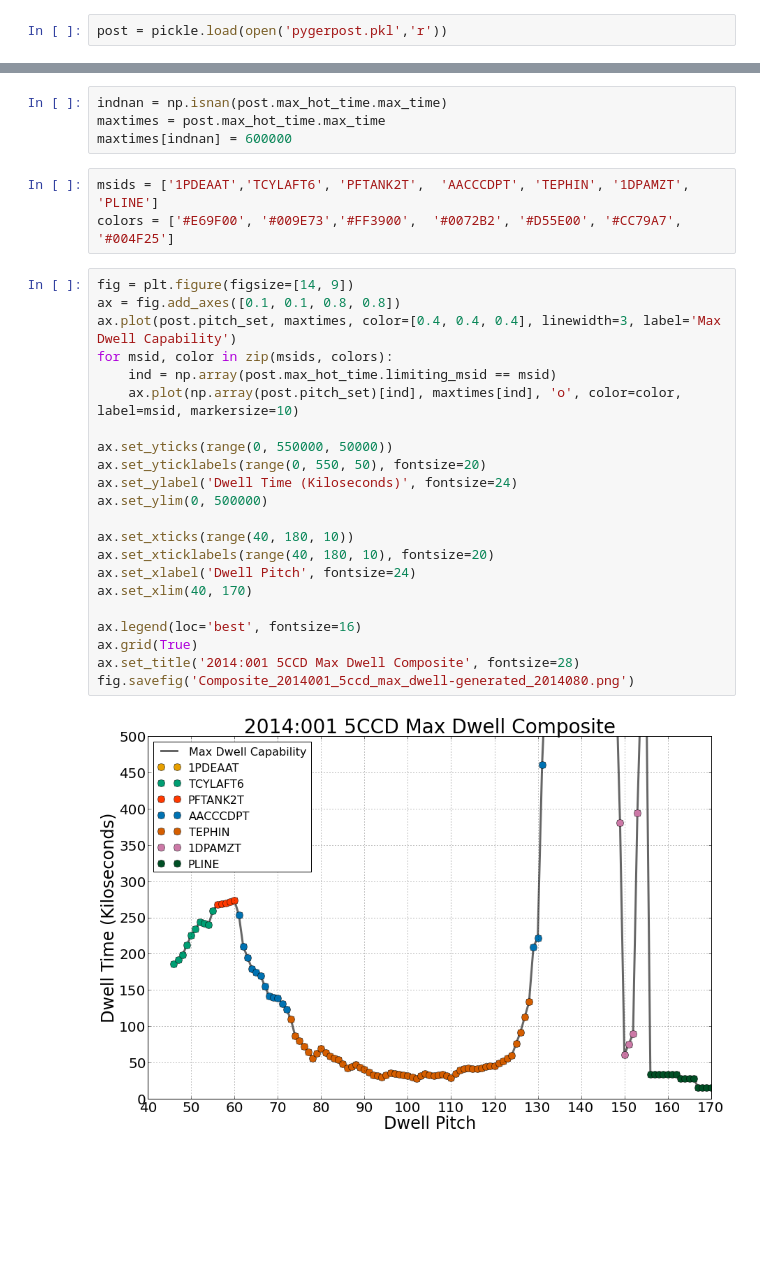
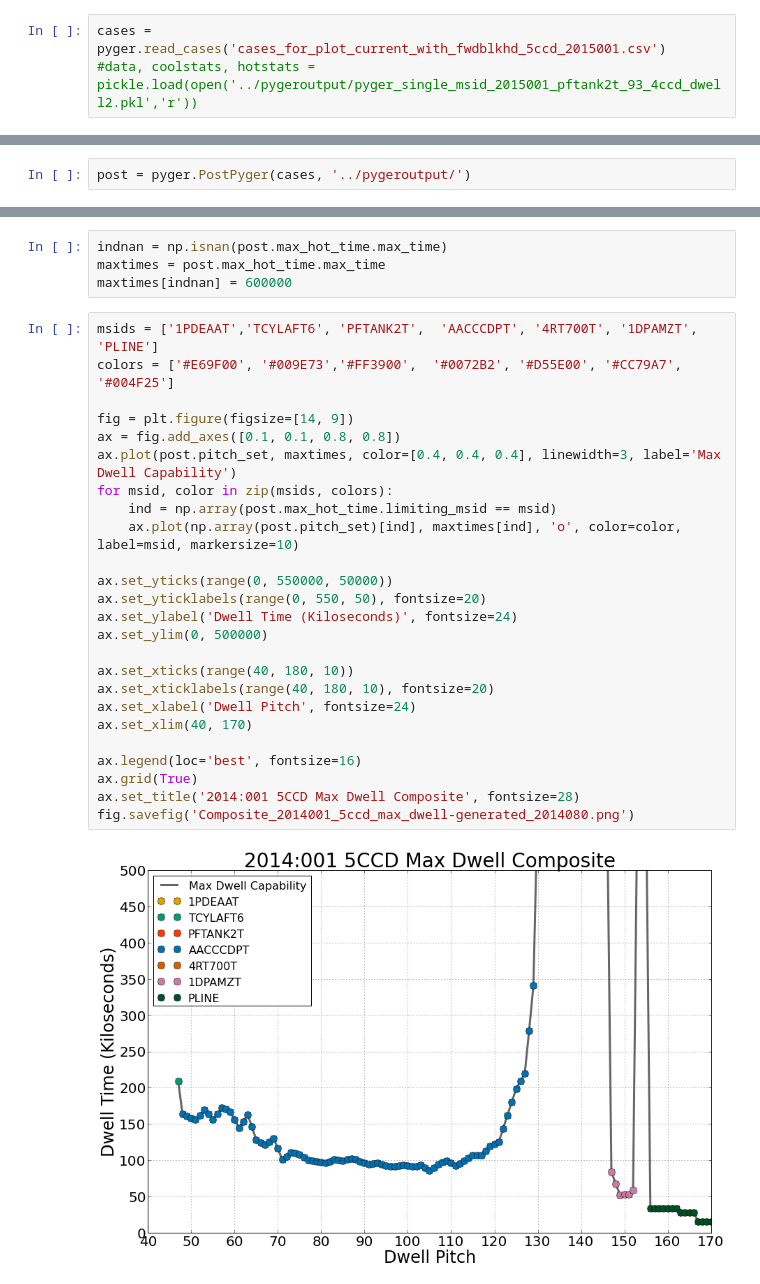
Before and after one commit to sot/pyger, a Jupyter notebook: examples/Pyger_Composite_Plot.ipynb, the cells around one changed output, grey strips where cells are left out. Drawn from its saved outputs; the diff is of its cells as text; blank space fills up the shorter version.

```diff
--- a/examples/Pyger_Composite_Plot.ipynb
+++ b/examples/Pyger_Composite_Plot.ipynb
@@ -9,2 +9,3 @@ This plot uses data that was generated by `pyger.PostPyger` and saved to `pygerp
 # %%
-post = pickle.load(open('pygerpost.pkl','r'))
+cases = pyger.read_cases('cases_for_plot_current_with_fwdblkhd_5ccd_2015001.csv')
+#data, coolstats, hotstats = pickle.load(open('../pygeroutput/pyger_single_msid_2015001_pftank2t_93_4ccd_dwell2.pkl','r'))
@@ -23,0 +14,2 @@ post.__dict__.keys()
+# %%
+post = pyger.PostPyger(cases, '../pygeroutput/')
@@ -70,30 +63,30 @@ for n in range(156, 171, 1):
 indnan = np.isnan(post.max_hot_time.max_time)
 maxtimes = post.max_hot_time.max_time
 maxtimes[indnan] = 600000
-# %%
-msids = ['1PDEAAT','TCYLAFT6', 'PFTANK2T',  'AACCCDPT', 'TEPHIN', '1DPAMZT', 'PLINE']
-colors = ['#E69F00', '#009E73','#FF3900',  '#0072B2', '#D55E00', '#CC79A7', '#004F25']
 # %%
+msids = ['1PDEAAT','TCYLAFT6', 'PFTANK2T',  'AACCCDPT', '4RT700T', '1DPAMZT', 'PLINE']
+colors = ['#E69F00', '#009E73','#FF3900',  '#0072B2', '#D55E00', '#CC79A7', '#004F25']
+
 fig = plt.figure(figsize=[14, 9])
 ax = fig.add_axes([0.1, 0.1, 0.8, 0.8])
 ax.plot(post.pitch_set, maxtimes, color=[0.4, 0.4, 0.4], linewidth=3, label='Max Dwell Capability')
 for msid, color in zip(msids, colors):
     ind = np.array(post.max_hot_time.limiting_msid == msid)
     ax.plot(np.array(post.pitch_set)[ind], maxtimes[ind], 'o', color=color, label=msid, markersize=10)
 
 ax.set_yticks(range(0, 550000, 50000))
 ax.set_yticklabels(range(0, 550, 50), fontsize=20)
 ax.set_ylabel('Dwell Time (Kiloseconds)', fontsize=24)
 ax.set_ylim(0, 500000)
 
 ax.set_xticks(range(40, 180, 10))
 ax.set_xticklabels(range(40, 180, 10), fontsize=20)
 ax.set_xlabel('Dwell Pitch', fontsize=24)
 ax.set_xlim(40, 170)
 
 ax.legend(loc='best', fontsize=16)
 ax.grid(True)
 ax.set_title('2014:001 5CCD Max Dwell Composite', fontsize=28)
 fig.savefig('Composite_2014001_5ccd_max_dwell-generated_2014080.png')
 # %% [output]
-[figure, old version]
+[figure, new version]
```
Also changed, not shown: parts of 9 cells of this notebook, 1 other file.
